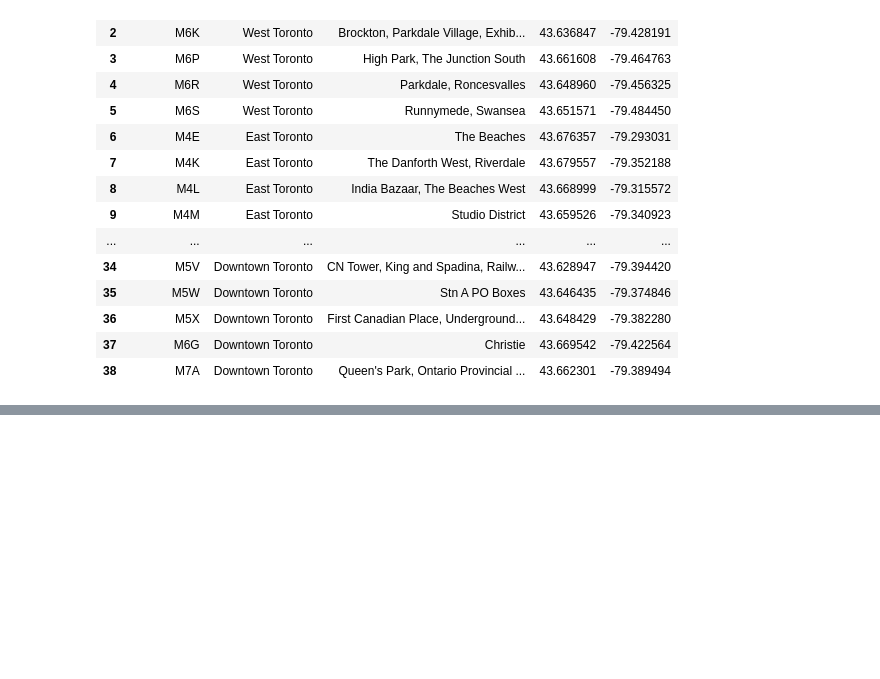
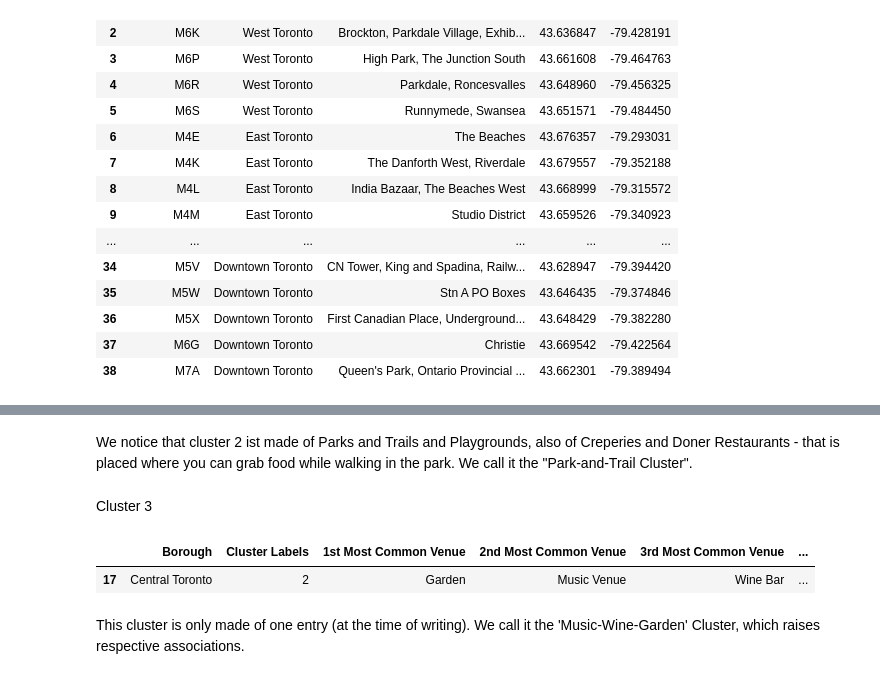
Before and after one commit to amitroy2006/Capstone-Project-Data-Science-Specialization, a Jupyter notebook: Capstone Project Notebook IBM .ipynb, the cells around one changed output, grey strips where cells are left out. Cells and saved outputs as stored; diff of their text form; code cells hidden in the pictures; blank space fills up the shorter version.

```diff
--- a/Capstone Project Notebook IBM .ipynb
+++ b/Capstone Project Notebook IBM .ipynb
@@ -908,0 +977,11 @@ toronto_merged
+# %% [markdown]
+We notice that cluster 2 ist made of Parks and Trails and Playgrounds, also of Creperies and Doner Restaurants - that is placed where you can grab food while walking in the park. We call it the "Park-and-Trail Cluster".
+# %% [markdown]
+Cluster 3
+# %%
+toronto_merged.loc[toronto_merged['Cluster Labels'] == 2, toronto_merged.columns[[1] + list(range(5, toronto_merged.shape[1]))]]
+# %% [output]
+|  | Borough | Cluster Labels | 1st Most Common Venue | 2nd Most Common Venue | 3rd Most Common Venue | ... |
+| 17 | Central Toronto | 2 | Garden | Music Venue | Wine Bar | ... |
+# %% [markdown]
+This cluster is only made of one entry (at the time of writing). We call it the 'Music-Wine-Garden' Cluster, which raises respective associations.
```
Also changed, not shown: parts of 10 cells of this notebook.
